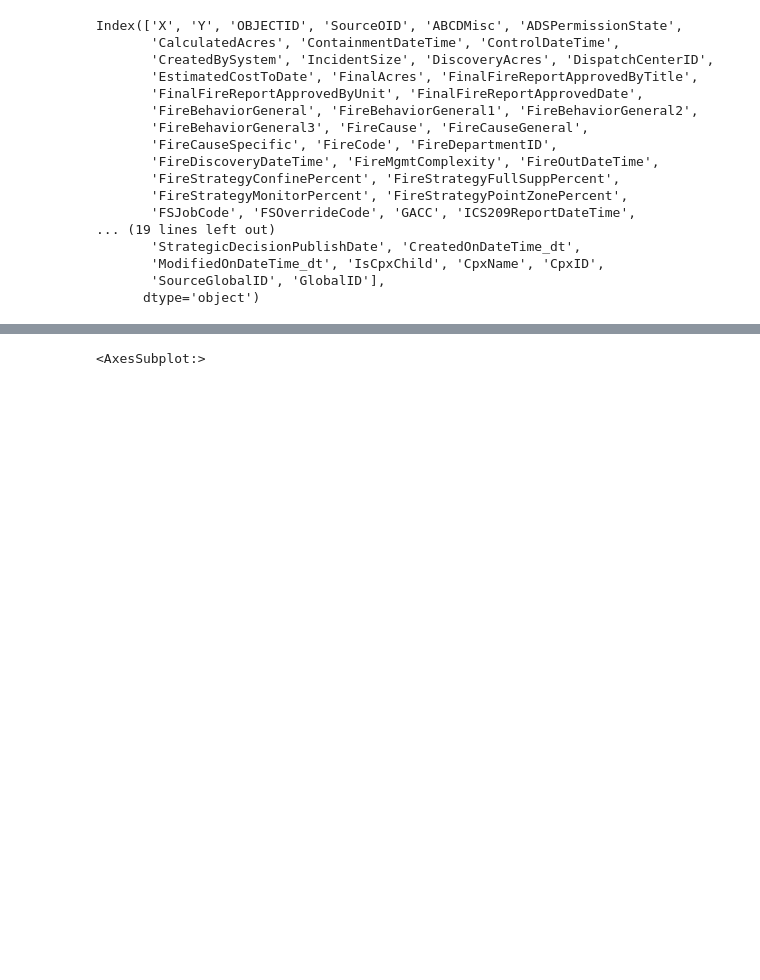
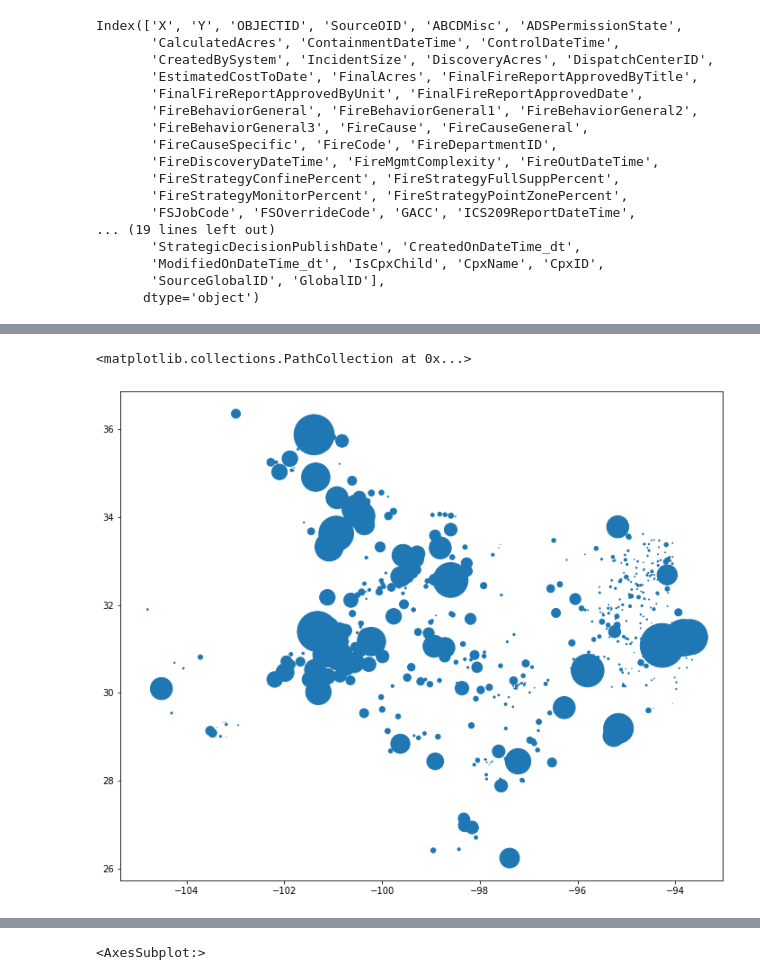
Before and after one commit to ManaswineeB/datanators, a Jupyter notebook: Tushar/TAMIDS_NIFC.ipynb, the cells around one changed output, grey strips where cells are left out. Saved outputs shown, nothing was run; the diff lists cells and outputs as text; code cells hidden in the pictures; blank space fills up the shorter version.

```diff
--- a/Tushar/TAMIDS_NIFC.ipynb
+++ b/Tushar/TAMIDS_NIFC.ipynb
@@ -45,0 +101,7 @@ Index(['X', 'Y', 'OBJECTID', 'SourceOID', 'ABCDMisc', 'ADSPermissionState',
+# %%
+plt.figure(figsize = (12,10))
+Year = 2019
+plt.scatter(dftx[dftx['FireYear']==Year]['X'],dftx[dftx['FireYear']==Year]['Y'],s = dftx[dftx['FireYear']==Year]['DiscoveryAcres'])
+# %% [output]
+<matplotlib.collections.PathCollection at 0x...>
+[figure, added]
```
Also changed, not shown: parts of 20 cells of this notebook.
